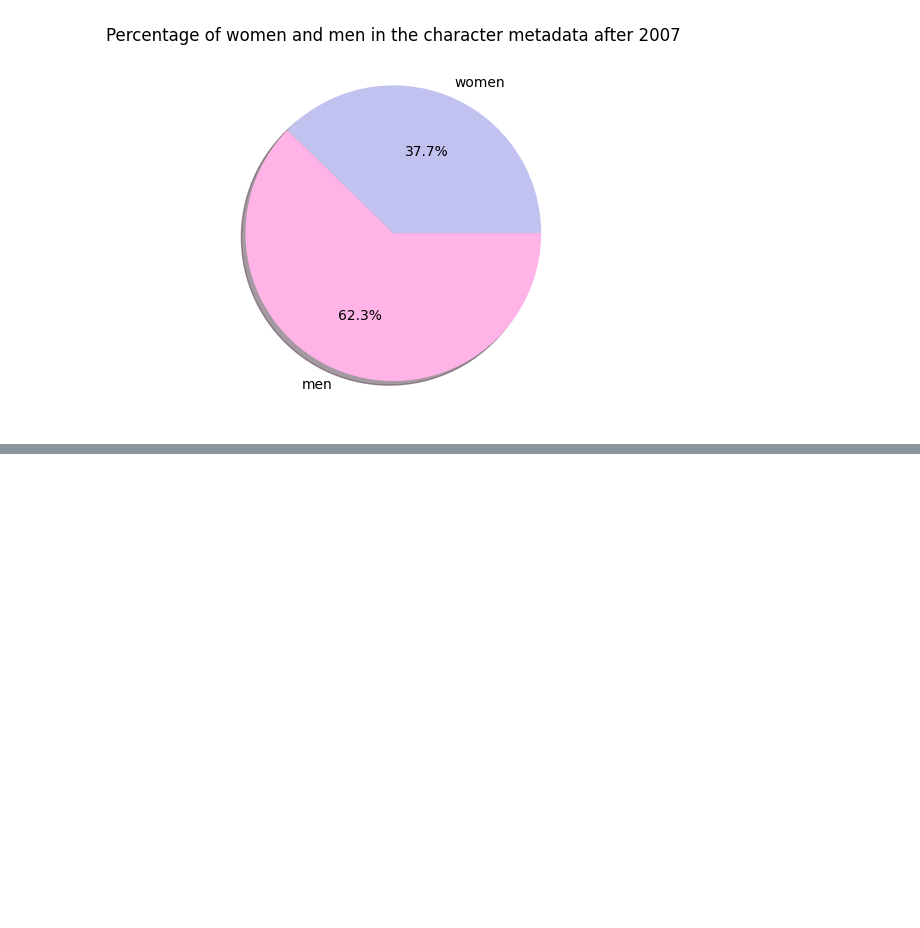
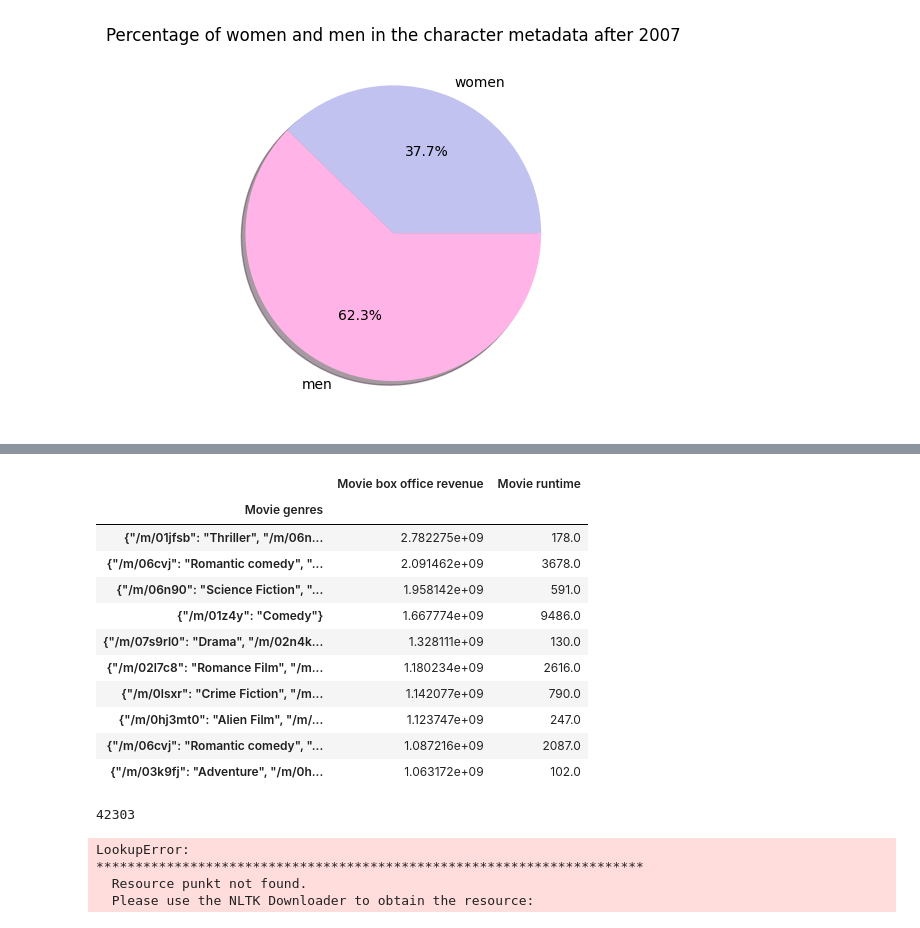
Before and after one commit to epfl-ada/ada-2022-project-cyga, a Jupyter notebook: preprocessing.ipynb, the cells around one changed output, grey strips where cells are left out. Drawn from its saved outputs; the diff is of its cells as text; code cells hidden in the pictures; blank space fills up the shorter version.

```diff
--- a/preprocessing.ipynb
+++ b/preprocessing.ipynb
@@ -141,0 +145,59 @@ AttributeError: 'DataFrame' object has no attribute 'name'
+# %%
+#group movies by genre and box office revenue and display the top 10 genres with the highest box office revenue
+movie_metadata_clean = movie_metadata_clean.groupby(['Movie genres']).sum()
+movie_metadata_clean.sort_values('Movie box office revenue', ascending = False).head(10)
+# %% [output]
+|  | Movie box office revenue | Movie runtime |
+| Movie genres |  |  |
+| {"/m/01jfsb": "Thriller", "/m/06n... | 2.782275e+09 | 178.0 |
+| {"/m/06cvj": "Romantic comedy", "... | 2.091462e+09 | 3678.0 |
+| {"/m/06n90": "Science Fiction", "... | 1.958142e+09 | 591.0 |
+| {"/m/01z4y": "Comedy"} | 1.667774e+09 | 9486.0 |
+| {"/m/07s9rl0": "Drama", "/m/02n4k... | 1.328111e+09 | 130.0 |
+| {"/m/02l7c8": "Romance Film", "/m... | 1.180234e+09 | 2616.0 |
+| {"/m/0lsxr": "Crime Fiction", "/m... | 1.142077e+09 | 790.0 |
+| {"/m/0hj3mt0": "Alien Film", "/m/... | 1.123747e+09 | 247.0 |
+| {"/m/06cvj": "Romantic comedy", "... | 1.087216e+09 | 2087.0 |
+| {"/m/03k9fj": "Adventure", "/m/0h... | 1.063172e+09 | 102.0 |
+# %%
+#compare character_metadata_clean['wikipedia movie ID'] with plot_summaries['wikipedia movie ID'] and create a new dataframe with the columns we need
+character_metadata_clean = character_metadata_clean[character_metadata_clean.index.isin(plot_summaries.index)]
+# %% [output]
+42303
+# %%
+import numpy as np
+import pandas as pd
+import re
+import nltk
+from nltk.corpus import stopwords
+from nltk.stem import PorterStemmer
+from nltk.tokenize import word_tokenize
+#use NLP to find the common words from plot summaries and character metadata 'Character name'
+#first we need to clean the data
+#remove punctuation
+plot_summaries['Plot Summary'] = plot_summaries['Plot Summary'].str.replace('[^\w\s]','')
+#remove numbers
+plot_summaries['Plot Summary'] = plot_summaries['Plot Summary'].str.replace('\d+', '')
+#remove stopwords
+stop = stopwords.words('english')
+plot_summaries['Plot Summary'] = plot_summaries['Plot Summary'].apply(lambda x: " ".join(x for x in x.split() if x not in stop))
+#remove common words
+freq = pd.Series(' '.join(plot_summaries['Plot Summary']).split()).value_counts()[:10]
+freq = list(freq.index)
+plot_summaries['Plot Summary'] = plot_summaries['Plot Summary'].apply(lambda x: " ".join(x for x in x.split() if x not in freq))
+#remove rare words
+freq = pd.Series(' '.join(plot_summaries['Plot Summary']).split()).value_counts()[-10:]
+freq = list(freq.index)
+plot_summaries['Plot Summary'] = plot_summaries['Plot Summary'].apply(lambda x: " ".join(x for x in x.split() if x not in freq))
+#remove words with length 1
+plot_summaries['Plot Summary'] = plot_summaries['Plot Summary'].apply(lambda x: " ".join(x for x in x.split() if len(x)>1))
+#stemming
+st = PorterStemmer()
+plot_summaries['Plot Summary'] = plot_summaries['Plot Summary'].apply(lambda x: " ".join([st.stem(word) for word in x.split()]))
+#tokenize
+plot_summaries['Plot Summary'] = plot_summaries['Plot Summary'].apply(lambda x: word_tokenize(x))
+# %% [output]
+LookupError:
+**********************************************************************
+  Resource punkt not found.
+  Please use the NLTK Downloader to obtain the resource:
```
Also changed, not shown: parts of 8 cells of this notebook.
